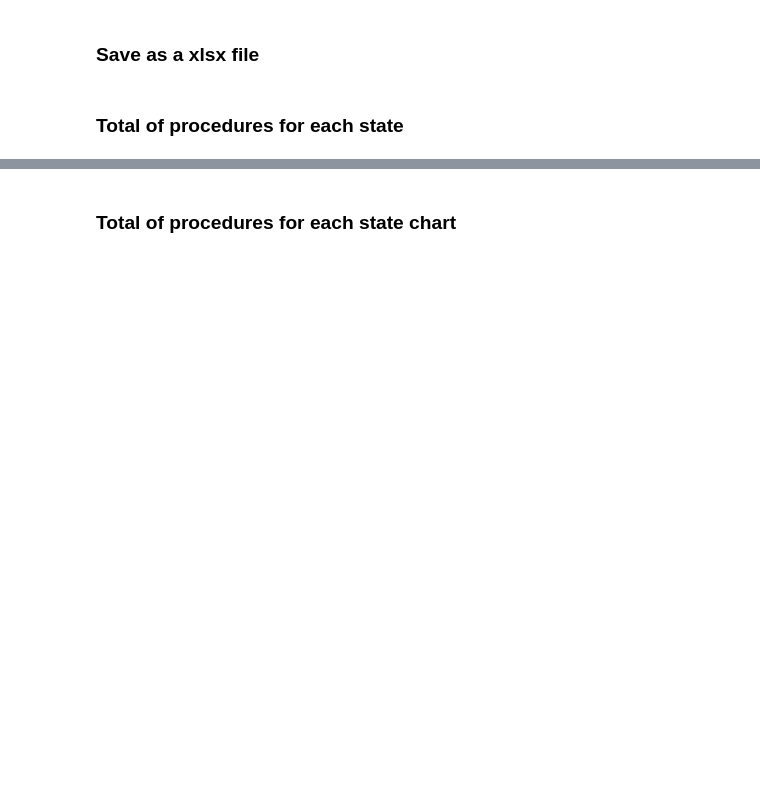
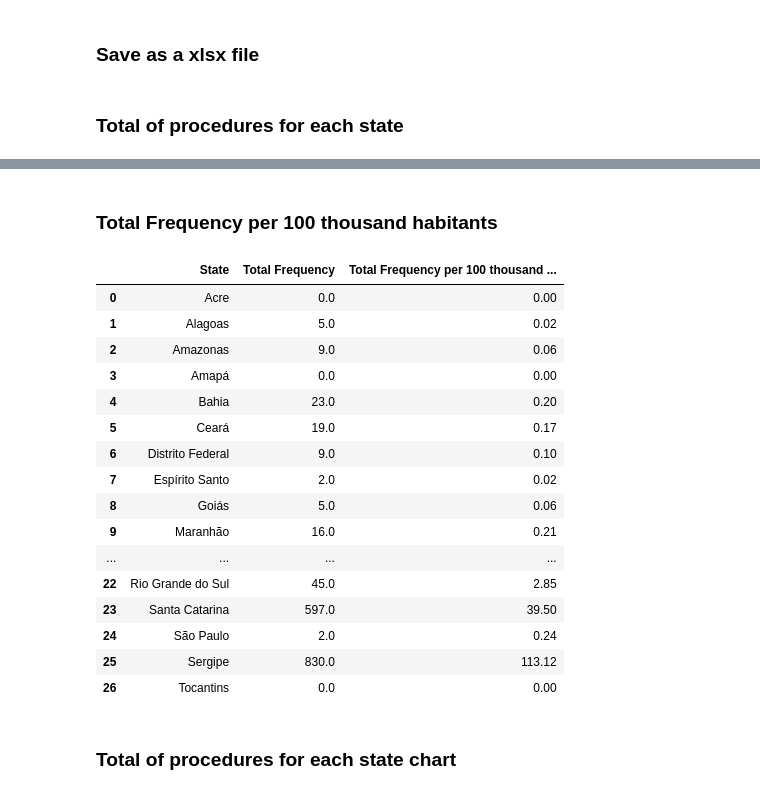
Before and after one commit to diegomattos1408/DataSUS-EDA-Python, a Jupyter notebook: tuberculose_012023.ipynb, the cells around one changed output, grey strips where cells are left out. Cells and saved outputs as stored; diff of their text form; code cells hidden in the pictures; blank space fills up the shorter version.

```diff
--- a/tuberculose_012023.ipynb
+++ b/tuberculose_012023.ipynb
@@ -193,2 +334,50 @@ total_procedures_df.head()
 # %%
 total_procedures_df.to_csv('csv/tuberculose_012023_total_state.csv', index=False)
+# %% [markdown]
+### Total Frequency per 100 thousand habitants
+# %%
+uf_population_df = pd.read_csv('csv/unidades_federativas_2022.csv')
+
+# Remove special characters from 'População Censo 2022' and convert to int
+uf_population_df['População Censo 2022'] = uf_population_df['População Censo 2022'].str.replace('\xa0', '').astype(int)
+
+# Recalculate 'População por 100 mil habitantes'
+uf_population_df['População por 100 mil habitantes'] = uf_population_df['População Censo 2022'] / 100000
+
+# Since 'Unidade Federativa' column in 'unidades_federativas_2022.csv' doesn't match expected state names, let's assume states are in correct order
+# and replace them with state names from 'tuberculose_012023_total_state.csv' for correct merging
+uf_population_df['State'] = df_total_frequency['State'].unique()
+
+# Merge the tuberculosis data with the population data on 'State'
+merged_df = pd.merge(total_procedures_df, uf_population_df, on='State')
+
+# Rename 'Total Procedures' to 'Total Frequency' for consistency with user's request
+merged_df.rename(columns={'Total Procedures': 'Total Frequency'}, inplace=True)
+
+# Calculate 'Total Frequency per 100 thousand inhabitants'
+merged_df['Total Frequency per 100 thousand inhabitants'] = merged_df['Total Frequency'] / merged_df['População por 100 mil habitantes']
+
+# Select and rename the relevant columns for the final DataFrame
+final_df = merged_df[['State', 'Total Frequency', 'Total Frequency per 100 thousand inhabitants']]
+
+final_df.loc[:, 'Total Frequency per 100 thousand inhabitants'] = final_df['Total Frequency per 100 thousand inhabitants'].apply(lambda x: round(x, 2))
+
+final_df
+# %% [output]
+|  | State | Total Frequency | Total Frequency per 100 thousand ... |
+| 0 | Acre | 0.0 | 0.00 |
+| 1 | Alagoas | 5.0 | 0.02 |
+| 2 | Amazonas | 9.0 | 0.06 |
+| 3 | Amapá | 0.0 | 0.00 |
+| 4 | Bahia | 23.0 | 0.20 |
+| 5 | Ceará | 19.0 | 0.17 |
+| 6 | Distrito Federal | 9.0 | 0.10 |
+| 7 | Espírito Santo | 2.0 | 0.02 |
+| 8 | Goiás | 5.0 | 0.06 |
+| 9 | Maranhão | 16.0 | 0.21 |
+| ... | ... | ... | ... |
+| 22 | Rio Grande do Sul | 45.0 | 2.85 |
+| 23 | Santa Catarina | 597.0 | 39.50 |
+| 24 | São Paulo | 2.0 | 0.24 |
+| 25 | Sergipe | 830.0 | 113.12 |
+| 26 | Tocantins | 0.0 | 0.00 |
```
Also changed, not shown: parts of 21 cells of this notebook, 14 other files.
